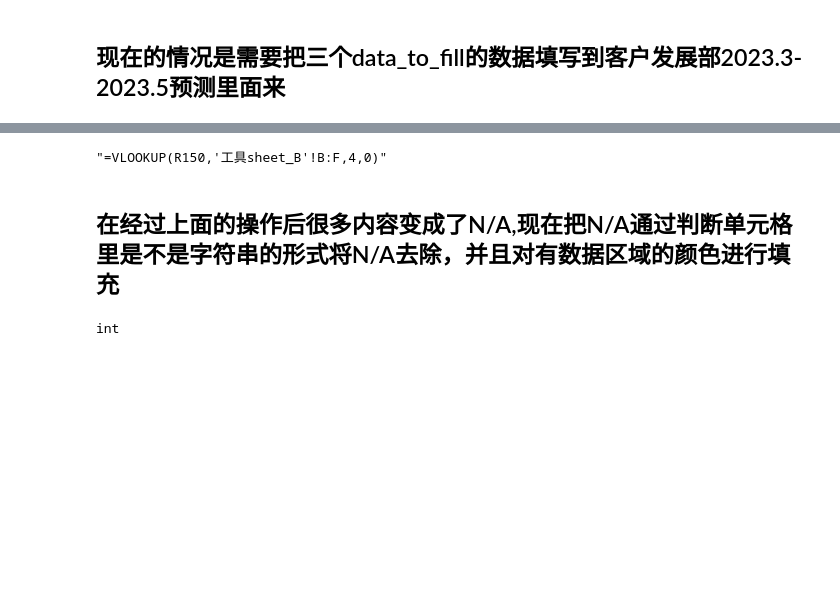
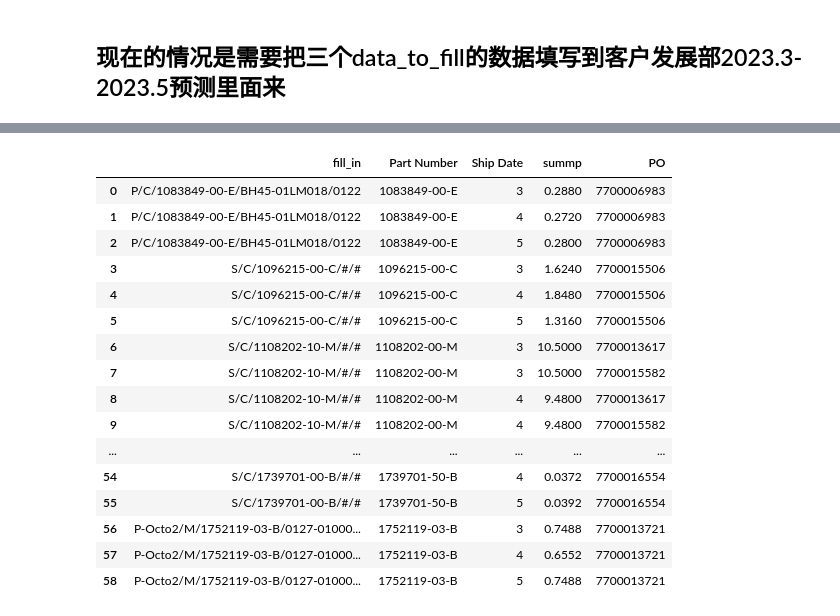
Before and after one commit to DDMeer/sanhuasanhua, a Jupyter notebook: sanhua.ipynb, the cells around one changed output, grey strips where cells are left out. Drawn from its saved outputs; the diff is of its cells as text; code cells hidden in the pictures; blank space fills up the shorter version.

```diff
--- a/sanhua.ipynb
+++ b/sanhua.ipynb
@@ -277,6 +317,0 @@ workbook.get_sheet_names()
-# %%
-workbook["查看销售金额2022.11-2023.1"].cell(150,45).value
-# %% [output]
-"=VLOOKUP(R150,'工具sheet_B'!B:F,4,0)"
-# %% [markdown]
-## 在经过上面的操作后很多内容变成了N/A,现在把N/A通过判断单元格里是不是字符串的形式将N/A去除，并且对有数据区域的颜色进行填充
@@ -299,4 +318,20 @@ for i in range(2,sheet_final.max_row+1):
-# %%
-type(sheet.cell(52,45).value)
-# %% [output]
-int
+# %%
+data_to_fill
+# %% [output]
+|  | fill_in | Part Number | Ship Date | summp | PO |
+| 0 | P/C/1083849-00-E/BH45-01LM018/0122 | 1083849-00-E | 3 | 0.2880 | 7700006983 |
+| 1 | P/C/1083849-00-E/BH45-01LM018/0122 | 1083849-00-E | 4 | 0.2720 | 7700006983 |
+| 2 | P/C/1083849-00-E/BH45-01LM018/0122 | 1083849-00-E | 5 | 0.2800 | 7700006983 |
+| 3 | S/C/1096215-00-C/#/# | 1096215-00-C | 3 | 1.6240 | 7700015506 |
+| 4 | S/C/1096215-00-C/#/# | 1096215-00-C | 4 | 1.8480 | 7700015506 |
+| 5 | S/C/1096215-00-C/#/# | 1096215-00-C | 5 | 1.3160 | 7700015506 |
+| 6 | S/C/1108202-10-M/#/# | 1108202-00-M | 3 | 10.5000 | 7700013617 |
+| 7 | S/C/1108202-10-M/#/# | 1108202-00-M | 3 | 10.5000 | 7700015582 |
+| 8 | S/C/1108202-10-M/#/# | 1108202-00-M | 4 | 9.4800 | 7700013617 |
+| 9 | S/C/1108202-10-M/#/# | 1108202-00-M | 4 | 9.4800 | 7700015582 |
+| ... | ... | ... | ... | ... | ... |
+| 54 | S/C/1739701-00-B/#/# | 1739701-50-B | 4 | 0.0372 | 7700016554 |
+| 55 | S/C/1739701-00-B/#/# | 1739701-50-B | 5 | 0.0392 | 7700016554 |
+| 56 | P-Octo2/M/1752119-03-B/0127-01000... | 1752119-03-B | 3 | 0.7488 | 7700013721 |
+| 57 | P-Octo2/M/1752119-03-B/0127-01000... | 1752119-03-B | 4 | 0.6552 | 7700013721 |
+| 58 | P-Octo2/M/1752119-03-B/0127-01000... | 1752119-03-B | 5 | 0.7488 | 7700013721 |
```
Also changed, not shown: parts of 33 cells of this notebook, 5 other files.
